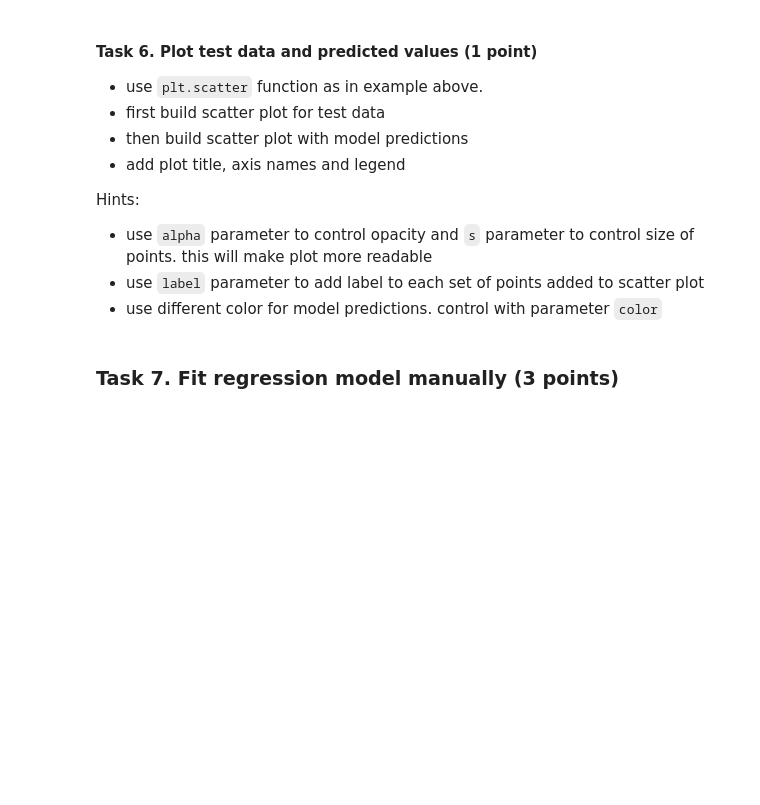
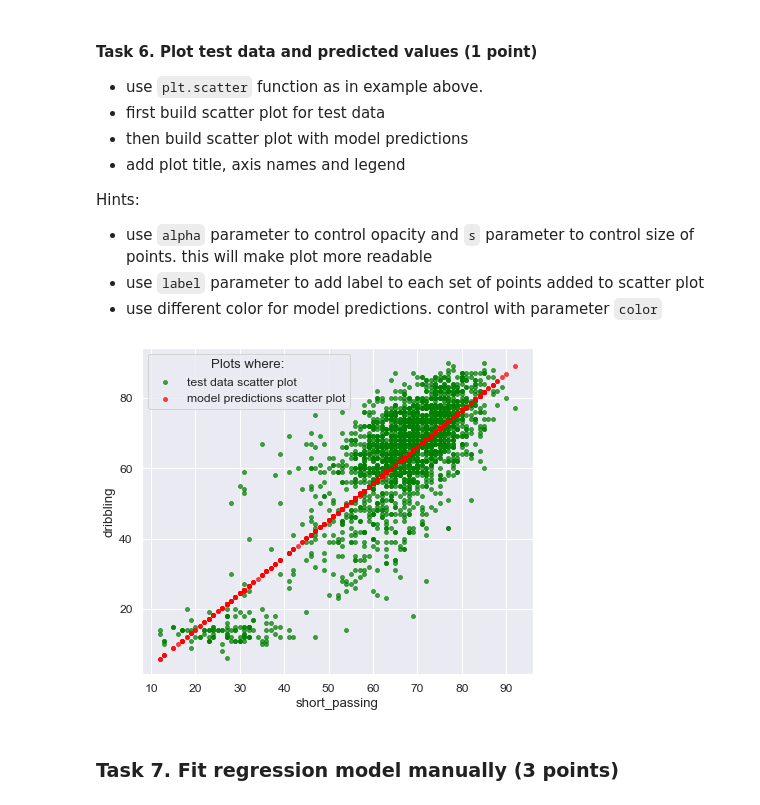
Before and after one commit to munim0/week3hm, a Jupyter notebook: linear_regression.ipynb, the cells around one changed output. Drawn from its saved outputs; the diff is of its cells as text; code cells hidden in the pictures; blank space fills up the shorter version.

```diff
--- a/linear_regression.ipynb
+++ b/linear_regression.ipynb
@@ -79,6 +79,6 @@ from typing import List, Iterable
 # %% [markdown]
 ## Data Processing
 # %%
-data_root_dp = os.path.join('.', 'database.sqlite')  # change to yours path
+data_root_dp = os.path.join('.', 'database')  # change to yours path
 print(f'data_root_dp: "{data_root_dp}"')
 # %% [output]
@@ -591,7 +613,7 @@ Recall Linear Regression formula:
 # do not convert it to Series or numpy array.
 
 # your code here:
-# model_manual_preds = ...
+model_manual_preds = model_intercept + x_test*model_slope
 # %%
 assert isinstance(model_manual_preds, pd.DataFrame)
 # %%
@@ -613,9 +637,13 @@ Hints:
 * use different color for model predictions. control with parameter `color`
 # %%
 # # your code here
-# plt.scatter(...)
-# plt.scatter(...)
-# plt.legend(...);  # adds legend to a plot
+plt.scatter(x_test,y_test, alpha=0.7, s=15, c='green', label = 'test data scatter plot')
+plt.scatter(x_test, model_manual_preds, alpha=0.7, s=15, c='red', label = 'model predictions scatter plot')
+plt.xlabel("short_passing")
+plt.ylabel("dribbling")
+plt.legend(title = 'Plots where: ');  # adds legend to a plot
+# %% [output]
+[figure, added]
 # %% [markdown]
 ### Task 7.  Fit regression model manually (3 points)
 # %% [markdown]
```
Also changed, not shown: parts of 20 cells of this notebook.
